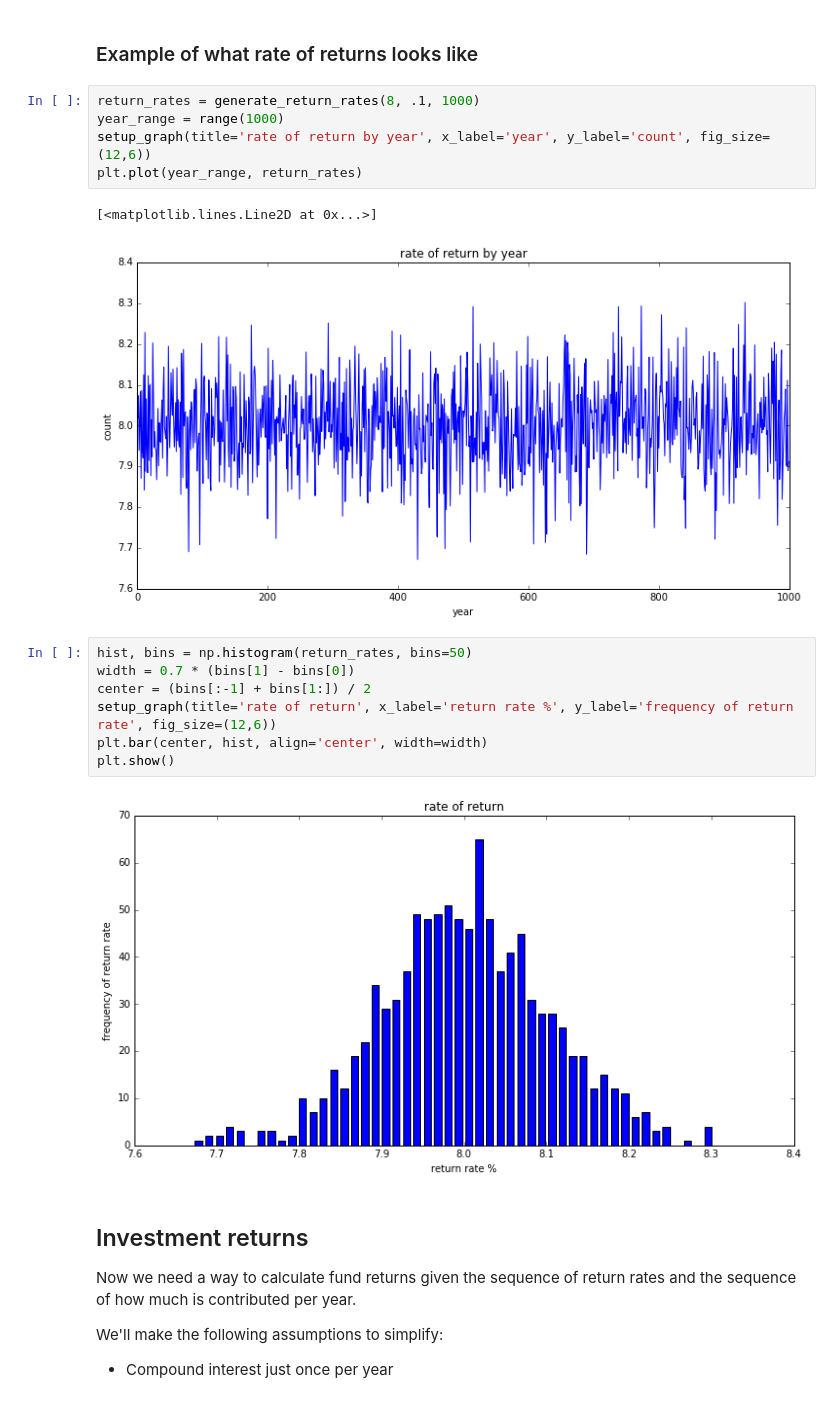
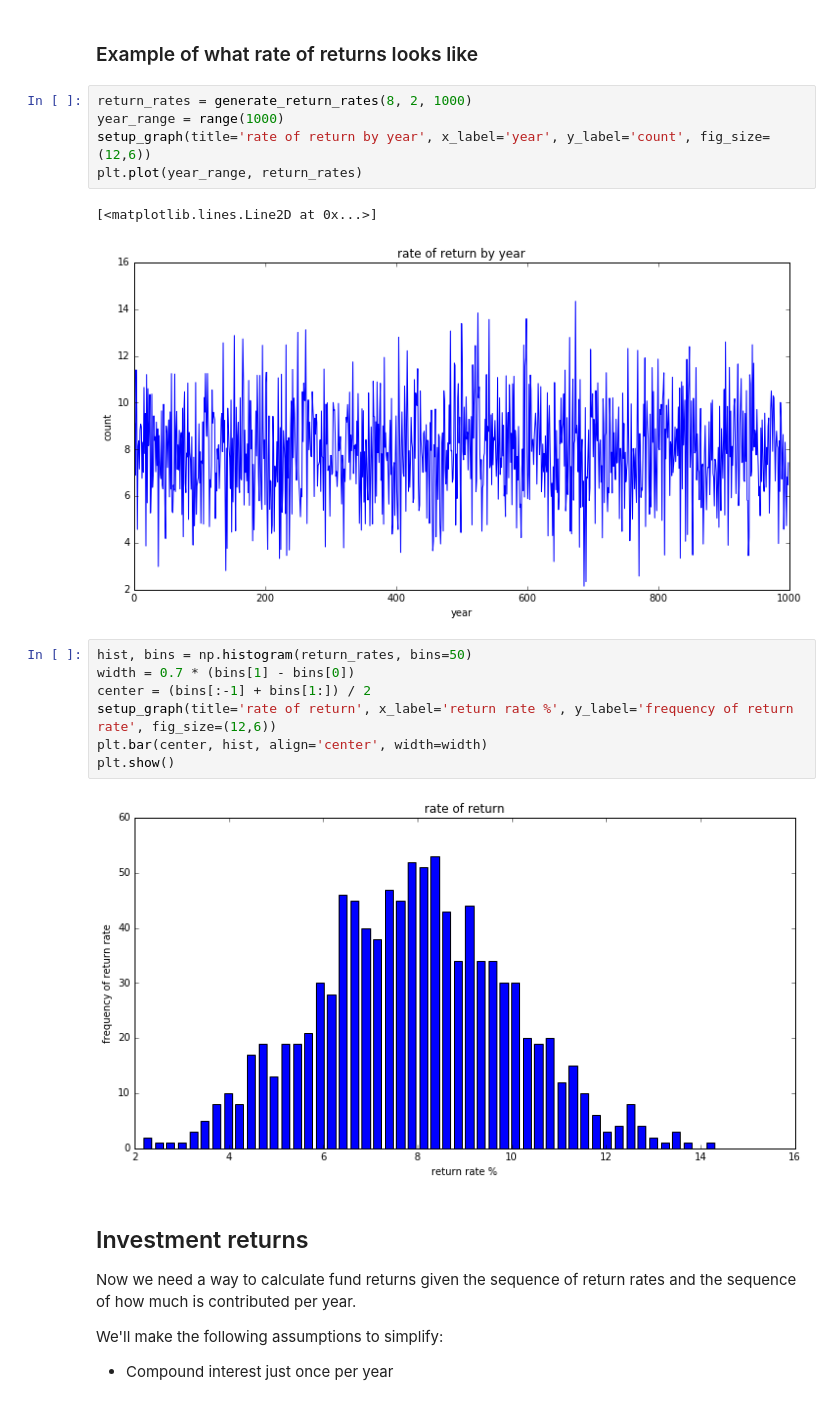
Before and after one commit to calebmadrigal/investment-analysis, a Jupyter notebook: volatility_impact_on_returns.ipynb, the cells around one changed output. Drawn from its saved outputs; the diff is of its cells as text.

Commit message:
Made example of generate_return_rates more in line with what we're interested in

```diff
--- a/volatility_impact_on_returns.ipynb
+++ b/volatility_impact_on_returns.ipynb
@@ -47,13 +47,13 @@ def generate_return_rates(return_mean, return_std, years):
 # %% [markdown]
 ### Example of what rate of returns looks like
 # %%
-return_rates = generate_return_rates(8, .1, 1000)
+return_rates = generate_return_rates(8, 2, 1000)
 year_range = range(1000)
 setup_graph(title='rate of return by year', x_label='year', y_label='count', fig_size=(12,6))
 plt.plot(year_range, return_rates)
 # %% [output]
 [<matplotlib.lines.Line2D at 0x...>]
-[figure, old version]
+[figure, new version]
 # %%
 hist, bins = np.histogram(return_rates, bins=50)
 width = 0.7 * (bins[1] - bins[0])
@@ -62,7 +62,7 @@ setup_graph(title='rate of return', x_label='return rate %', y_label='frequency
 plt.bar(center, hist, align='center', width=width)
 plt.show()
 # %% [output]
-[figure, old version]
+[figure, new version]
 # %% [markdown]
 ## Investment returns
 
```
Also changed, not shown: parts of 5 cells of this notebook.
